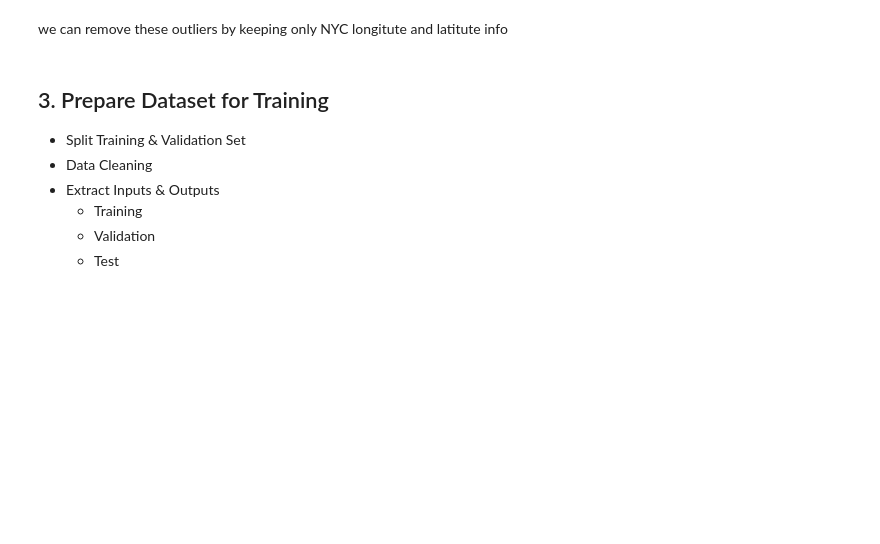
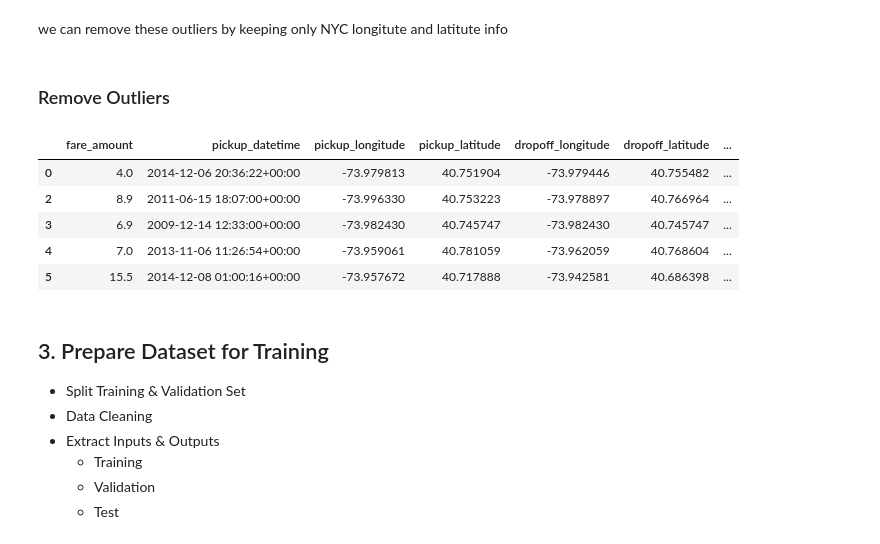
Before and after one commit to vivekpatel99/NY-taxi-fare-prediction, a Jupyter notebook: NY_Taxi_Fare_Prediction.ipynb, the cells around one changed output. Drawn from its saved outputs; the diff is of its cells as text; code cells hidden in the pictures; blank space fills up the shorter version.

```diff
--- a/NY_Taxi_Fare_Prediction.ipynb
+++ b/NY_Taxi_Fare_Prediction.ipynb
@@ -297,2 +213,5 @@ dtype: int64
+# %%
+def remove_outliers_fare_amount(df:pd.DataFrame)->pd.DataFrame:
+    return df[df.fare_amount>=0]
 # %% [markdown]
 No null or NaN values
@@ -357,12 +274,14 @@ we can remove these outliers by keeping only NYC longitute and latitute info
 # %%
 def remove_outliers_location(df:pd.DataFrame) -> pd.DataFrame:
     return df[
-                (df['pickup_longitude'] >= -75) &
-                (df['pickup_longitude'] <= -72) &
-                (df['dropoff_longitude'] >= -75) &
-                (df['dropoff_longitude'] <= -72) &
-                (df['pickup_latitude'] >= 40) &
-                (df['pickup_latitude'] <= 42) &
-                (df['dropoff_latitude'] >=40) &
-                (df['dropoff_latitude'] <= 42)
+                (df['pickup_longitude'] >= -75)
+                & (df['pickup_longitude'] <= -72)
+                & (df['dropoff_longitude'] >= -75)
+                & (df['dropoff_longitude'] <= -72)
+                & (df['pickup_latitude'] >= 40)
+                & (df['pickup_latitude'] <= 42)
+                & (df['dropoff_latitude'] >=40)
+                & (df['dropoff_latitude'] <= 42)
             ]
+# %% [markdown]
+### Remove Outliers
@@ -369,3 +296,12 @@ def remove_outliers_location(df:pd.DataFrame) -> pd.DataFrame:
+# %%
+taxi_fare_train_df.head(5)
+# %% [output]
+|  | fare_amount | pickup_datetime | pickup_longitude | pickup_latitude | dropoff_longitude | dropoff_latitude | ... |
+| 0 | 4.0 | 2014-12-06 20:36:22+00:00 | -73.979813 | 40.751904 | -73.979446 | 40.755482 | ... |
+| 2 | 8.9 | 2011-06-15 18:07:00+00:00 | -73.996330 | 40.753223 | -73.978897 | 40.766964 | ... |
+| 3 | 6.9 | 2009-12-14 12:33:00+00:00 | -73.982430 | 40.745747 | -73.982430 | 40.745747 | ... |
+| 4 | 7.0 | 2013-11-06 11:26:54+00:00 | -73.959061 | 40.781059 | -73.962059 | 40.768604 | ... |
+| 5 | 15.5 | 2014-12-08 01:00:16+00:00 | -73.957672 | 40.717888 | -73.942581 | 40.686398 | ... |
 # %% [markdown]
 ## 3. Prepare Dataset for Training
 
```
Also changed, not shown: parts of 46 cells of this notebook, 1 other file.
